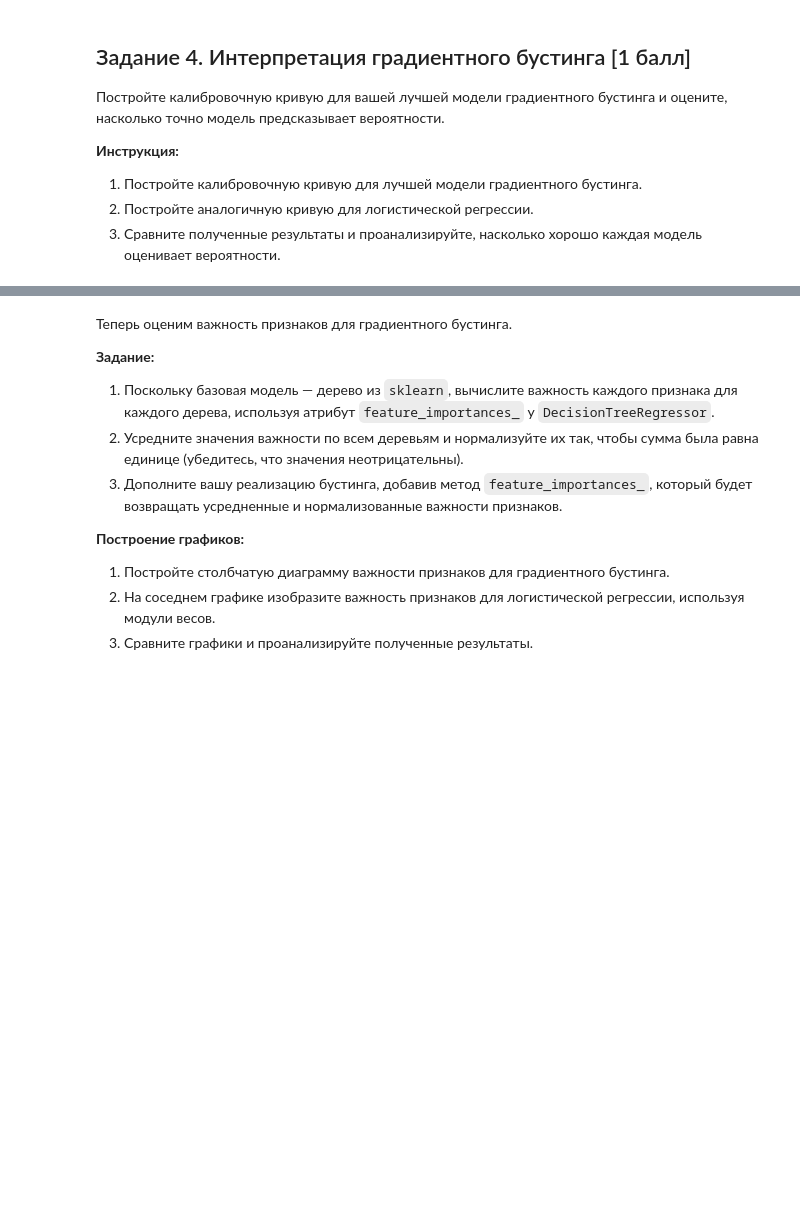
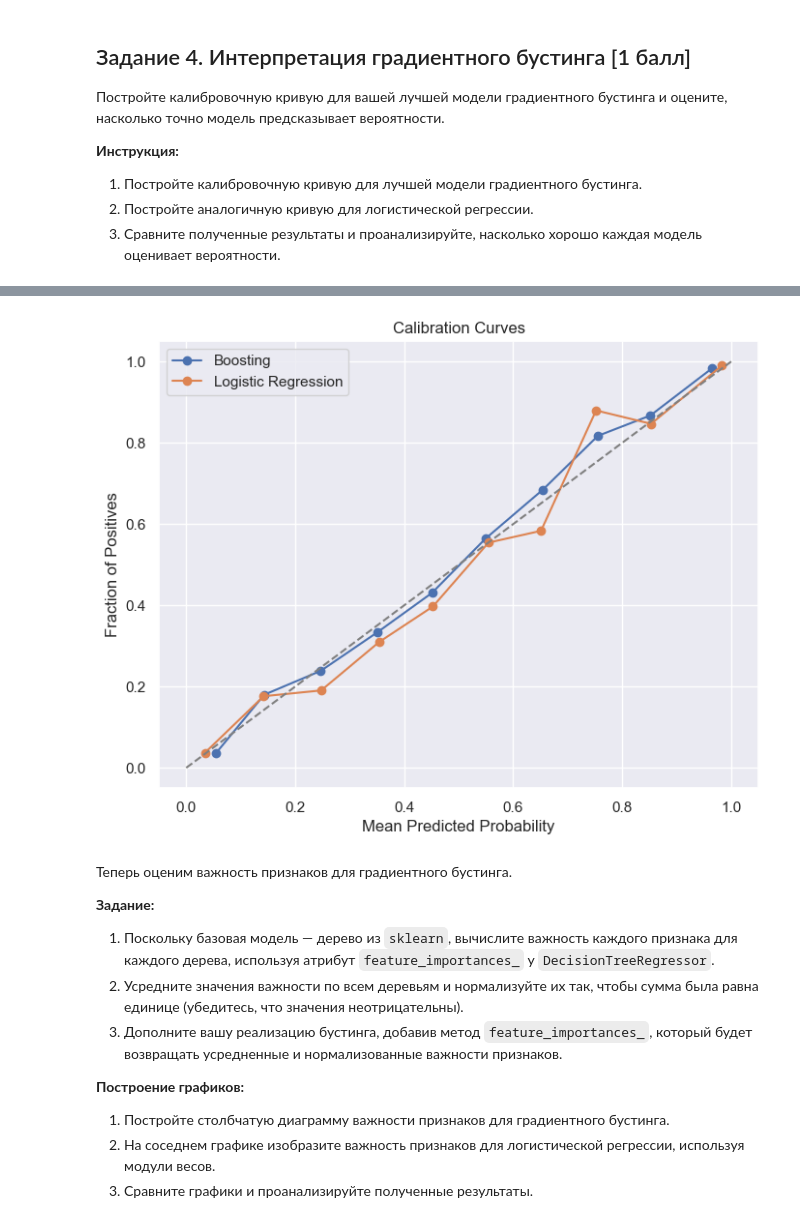
Before and after one commit to MidnightShad0w/GradientBoostingLab7, a Jupyter notebook: ML MAI. Boosting LAB7.ipynb, the cells around one changed output, grey strips where cells are left out. Saved outputs shown, nothing was run; the diff lists cells and outputs as text; code cells hidden in the pictures; blank space fills up the shorter version.

```diff
--- a/ML MAI. Boosting LAB7.ipynb
+++ b/ML MAI. Boosting LAB7.ipynb
@@ -391,0 +398,16 @@ Iteration 37/40: Train Loss = 0.4146, Valid Loss = 0.4367
+# %%
+best_boosting = Boosting(
+    base_model_params={
+        'max_depth': best_params['max_depth'],
+        'min_samples_leaf': best_params['min_samples_leaf']
+    },
+    n_estimators=best_params['n_estimators'],
+    learning_rate=best_params['learning_rate'],
+    subsample=best_params['subsample'],
+    early_stopping_rounds=10,
+    plot=False
+)
+
+best_boosting.fit(x_train, y_train, x_valid, y_valid)
+
+y_pred_proba_boost = best_boosting.predict_proba(x_test)[:, 1] # вероятности класса 1 на тестовой выборке
@@ -392,3 +432,34 @@ Iteration 37/40: Train Loss = 0.4146, Valid Loss = 0.4367
+# %%
+from sklearn.linear_model import LogisticRegression
+
+log_reg = LogisticRegression(solver='lbfgs', max_iter=500)
+log_reg.fit(x_train, y_train)
+
+y_pred_proba_lr = log_reg.predict_proba(x_test)[:, 1]
+# %%
+### ╰( ͡☉ ͜ʖ ͡☉ )つ──☆*:・ﾟ   ฅ^•ﻌ•^ฅ   ʕ•ᴥ•ʔ
+
+from sklearn.calibration import calibration_curve
+
+prob_true_boost, prob_pred_boost = calibration_curve(y_test, y_pred_proba_boost, n_bins=10)
+
+prob_true_lr, prob_pred_lr = calibration_curve(y_test, y_pred_proba_lr, n_bins=10)
+
+plt.figure(figsize=(8, 6))
+
+plt.plot(prob_pred_boost, prob_true_boost, marker='o', label='Boosting')
+
+plt.plot(prob_pred_lr, prob_true_lr, marker='o', label='Logistic Regression')
+
+plt.plot([0, 1], [0, 1], '--', color='gray')
+
+plt.xlabel('Mean Predicted Probability')
+plt.ylabel('Fraction of Positives')
+plt.title('Calibration Curves')
+plt.legend()
+plt.show()
+# %% [output]
+[figure, added]
 # %% [markdown]
 Теперь оценим важность признаков для градиентного бустинга.
 
```
Also changed, not shown: parts of 15 cells of this notebook, 1 other file.
